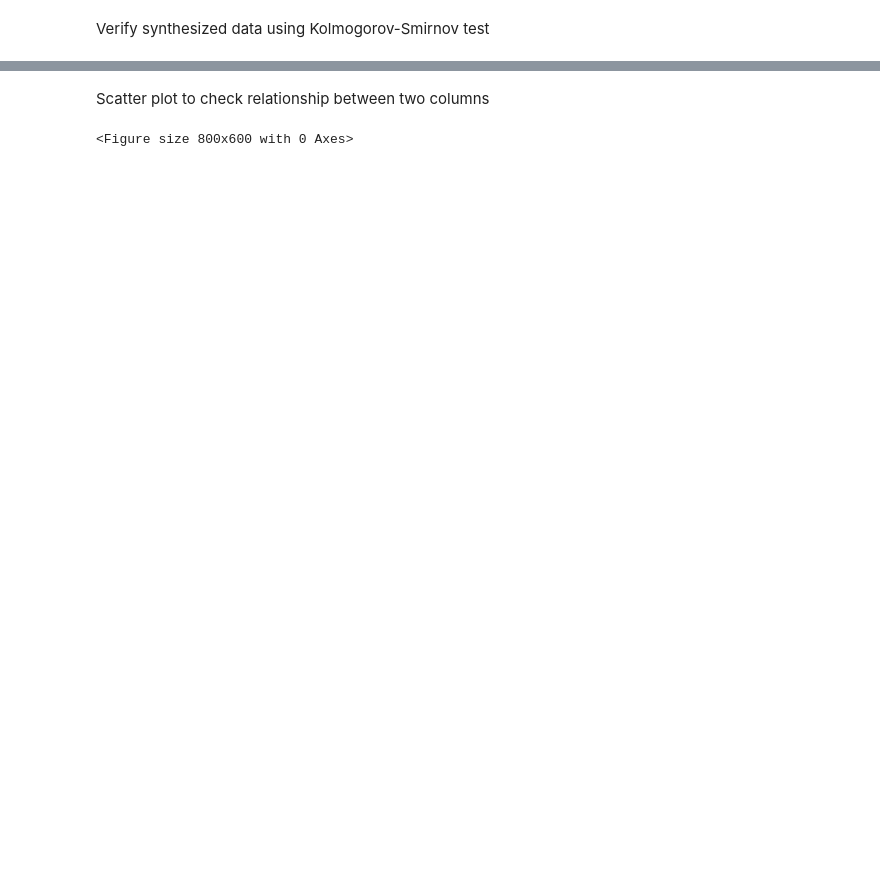
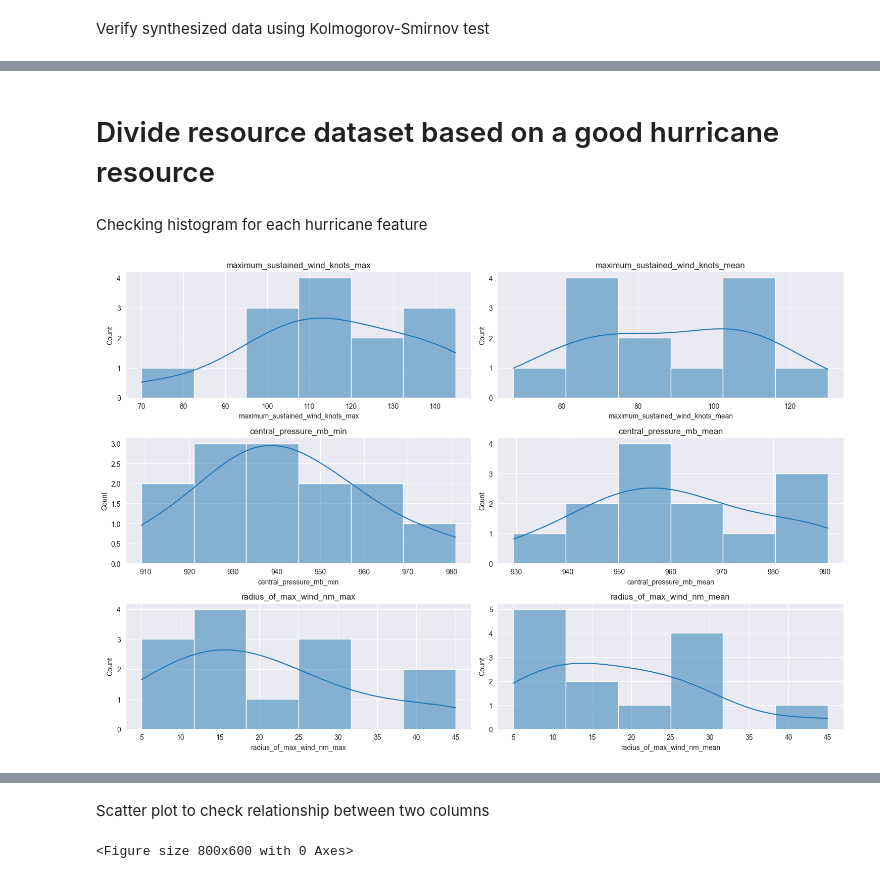
Before and after one commit to jayc9135/Hurricane-Resource-Shortage-Prediction, a Jupyter notebook: resources_data_synthesis.ipynb, the cells around one changed output, grey strips where cells are left out. Drawn from its saved outputs; the diff is of its cells as text; code cells hidden in the pictures; blank space fills up the shorter version.

```diff
--- a/resources_data_synthesis.ipynb
+++ b/resources_data_synthesis.ipynb
@@ -315,0 +411,23 @@ AD Test for fuel_million_gallons:
+# %% [markdown]
+# Divide resource dataset based on a good hurricane resource
+# %% [markdown]
+Checking histogram for each hurricane feature
+# %%
+columns_hurricane_features = list(df_resources_with_storm_features.columns[8:])
+
+num_of_features = len(columns_hurricane_features)
+
+num_rows = int(np.ceil(num_of_features / 2))
+
+fig, axes = plt.subplots(nrows=num_rows, ncols=2, figsize=(15, 10))
+
+axes = axes.flatten()
+
+for i, column in enumerate(columns_hurricane_features):
+    sns.histplot(df_resources_with_storm_features[column], ax=axes[i], kde=True, bins=6)
+    axes[i].set_title(column)
+
+plt.tight_layout()
+plt.show()
+# %% [output]
+[figure, added]
```
Also changed, not shown: parts of 33 cells of this notebook, 23 other files.
